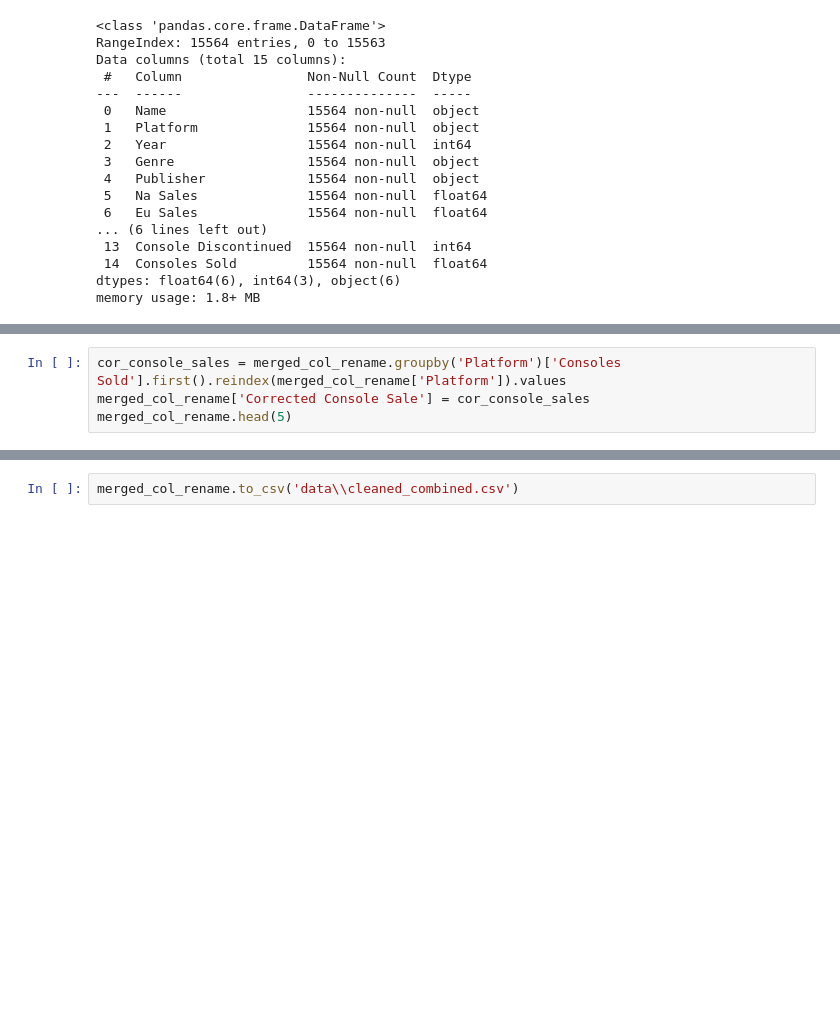
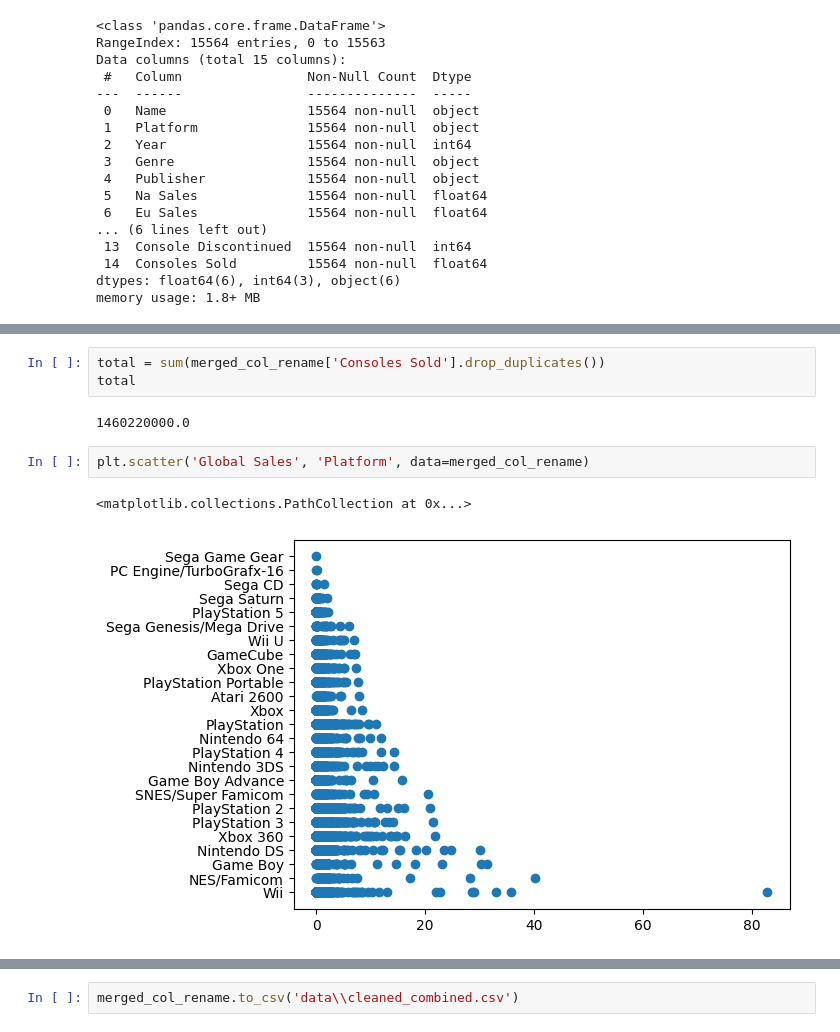
Before and after one commit to V-Pool/vg_sales, a Jupyter notebook: sales.ipynb, the cells around one changed output, grey strips where cells are left out. Cells and saved outputs as stored; diff of their text form; blank space fills up the shorter version.

```diff
--- a/sales.ipynb
+++ b/sales.ipynb
@@ -341,7 +340,3 @@ merged_col_rename.head(5)
 | 2 | Mario Kart Wii | Wii | 2008 | Racing | Nintendo | 15850000.0 | 12880000.0 | 3790000.0 | 3310000.0 | ... |
 | 3 | Wii Sports Resort | Wii | 2009 | Sports | Nintendo | 15750000.0 | 11010000.0 | 3280000.0 | 2960000.0 | ... |
 | 4 | Pokemon Red/Pokemon Blue | Game Boy | 1996 | Role-Playing | Nintendo | 11270000.0 | 8890000.0 | 10220000.0 | 1000000.0 | ... |
-# %%
-cor_console_sales = merged_col_rename.groupby('Platform')['Consoles Sold'].first().reindex(merged_col_rename['Platform']).values
-merged_col_rename['Corrected Console Sale'] = cor_console_sales
-merged_col_rename.head(5)
@@ -354,0 +343,10 @@ merged_col_rename.head(5)
+# %%
+total = sum(merged_col_rename['Consoles Sold'].drop_duplicates())
+total
+# %% [output]
+1460220000.0
+# %%
+plt.scatter('Global Sales', 'Platform', data=merged_col_rename)
+# %% [output]
+<matplotlib.collections.PathCollection at 0x...>
+[figure, added]
```
Also changed, not shown: parts of 4 cells of this notebook, 1 other file.
